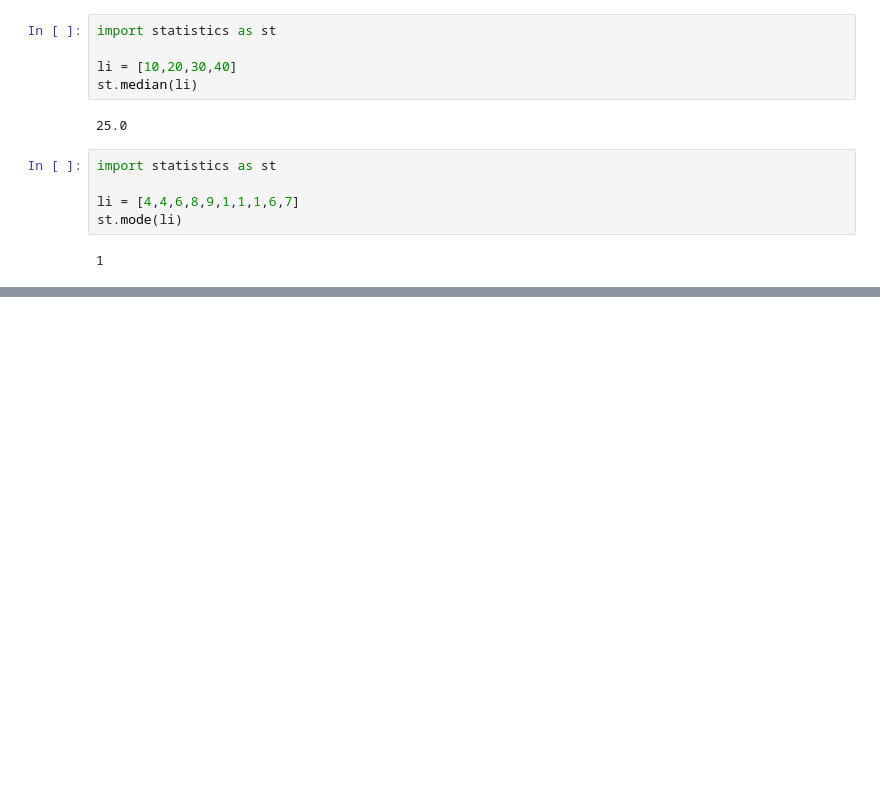
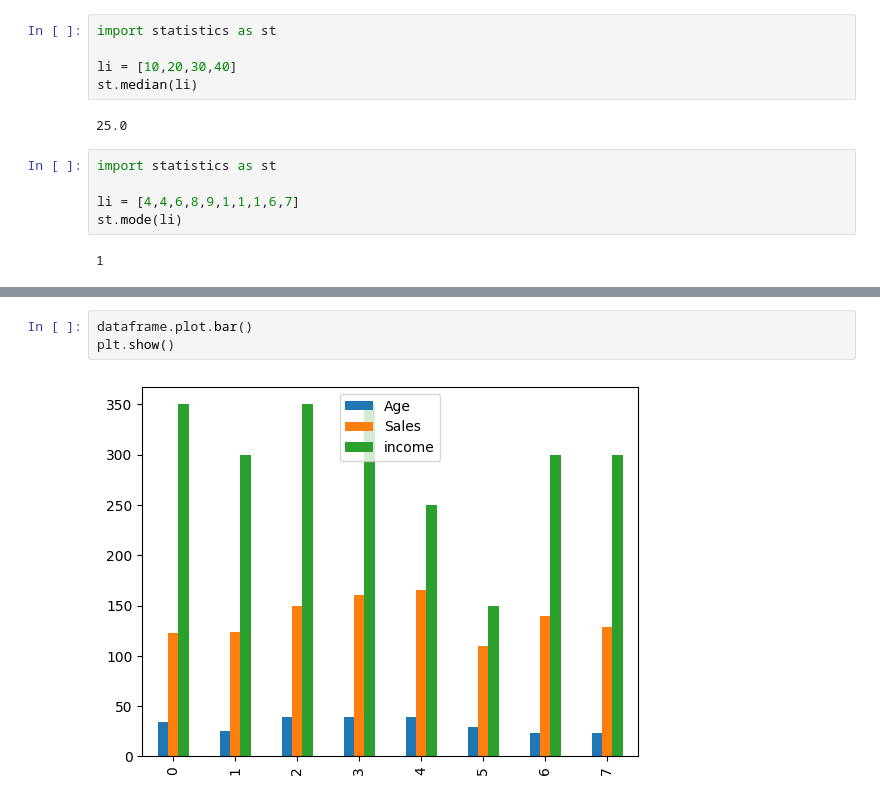
Before and after one commit to keonicsx/Code_Storage, a Jupyter notebook: Module3.ipynb, the cells around one changed output, grey strips where cells are left out. Cells and saved outputs as stored; diff of their text form; blank space fills up the shorter version.

```diff
--- a/Module3.ipynb
+++ b/Module3.ipynb
@@ -40,0 +60,5 @@ Standard Deviation: 3.636237371545238
+# %%
+dataframe.plot.bar()
+plt.show()
+# %% [output]
+[figure, added]
```
Also changed, not shown: parts of 5 cells of this notebook, 1 other file.
